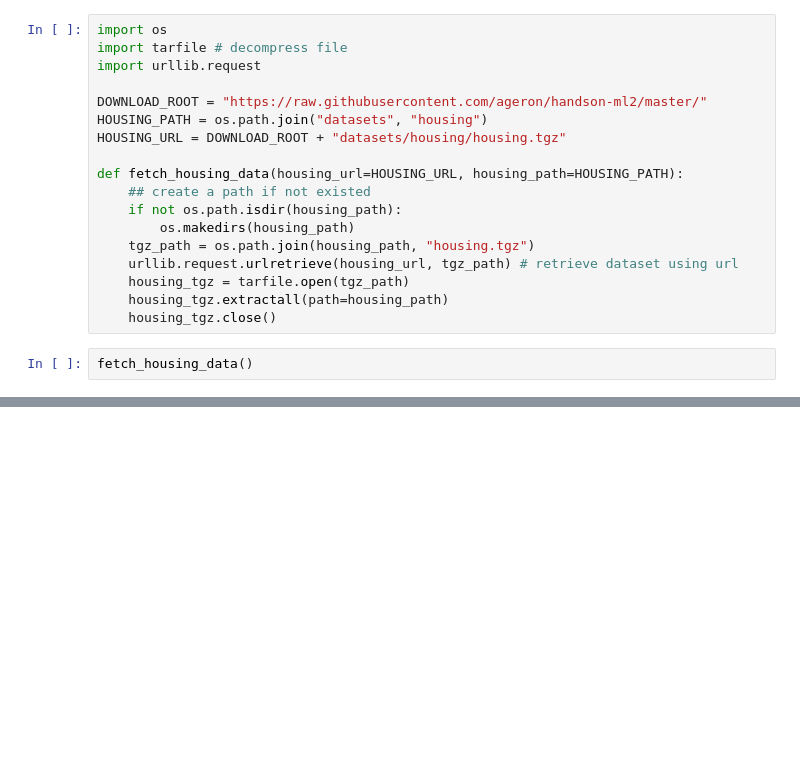
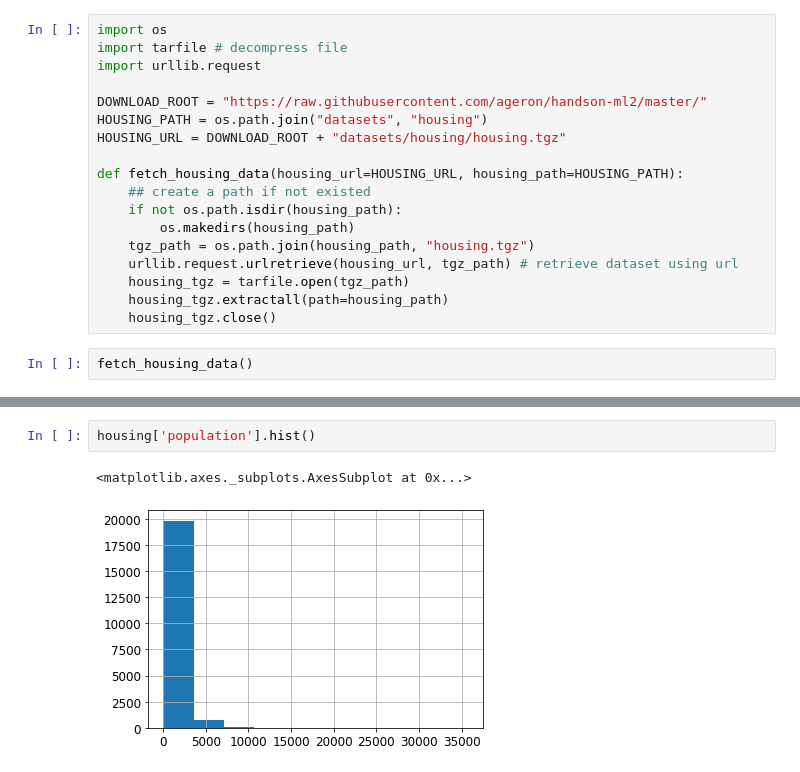
Before and after one commit to mingziy/ml_hands_on_projects, a Jupyter notebook: end_to_end_housing_price_prediction.ipynb, the cells around one changed output, grey strips where cells are left out. Saved outputs shown, nothing was run; the diff lists cells and outputs as text; blank space fills up the shorter version.

```diff
--- a/end_to_end_housing_price_prediction.ipynb
+++ b/end_to_end_housing_price_prediction.ipynb
@@ -66,0 +190,5 @@ fetch_housing_data()
+# %%
+housing['population'].hist()
+# %% [output]
+<matplotlib.axes._subplots.AxesSubplot at 0x...>
+[figure, added]
```
Also changed, not shown: parts of 30 cells of this notebook, 3 other files.
